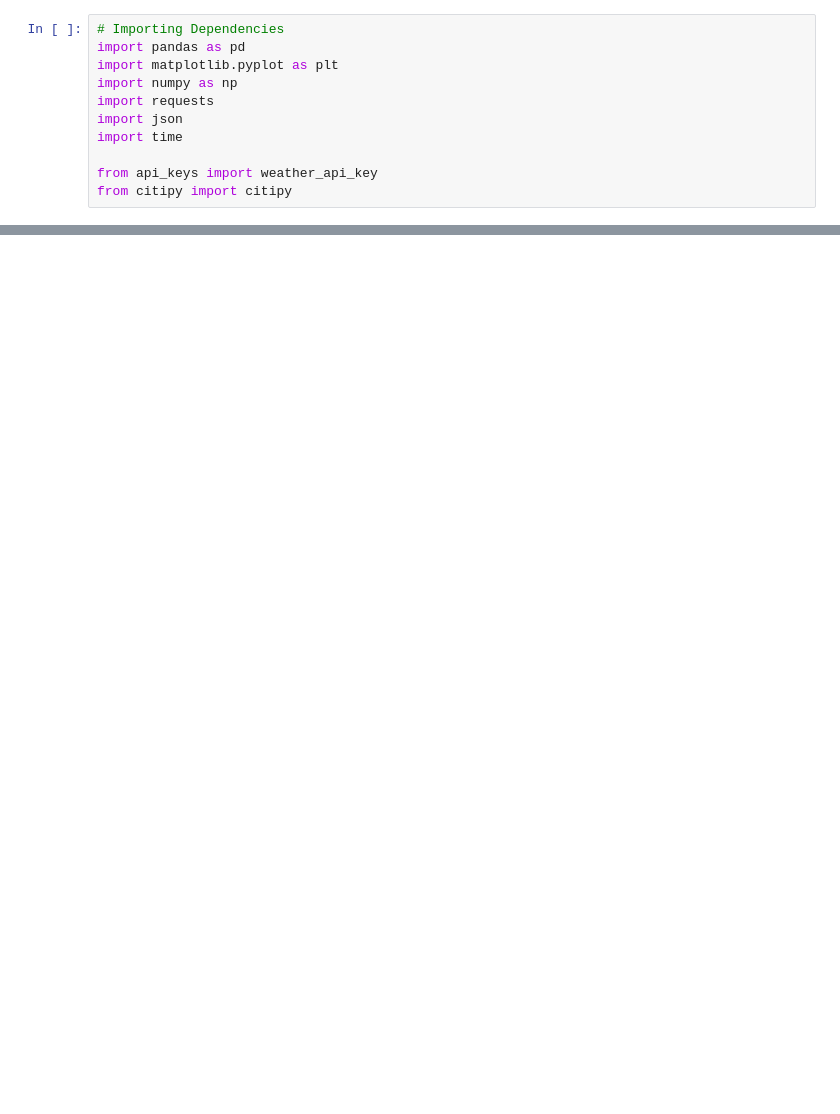
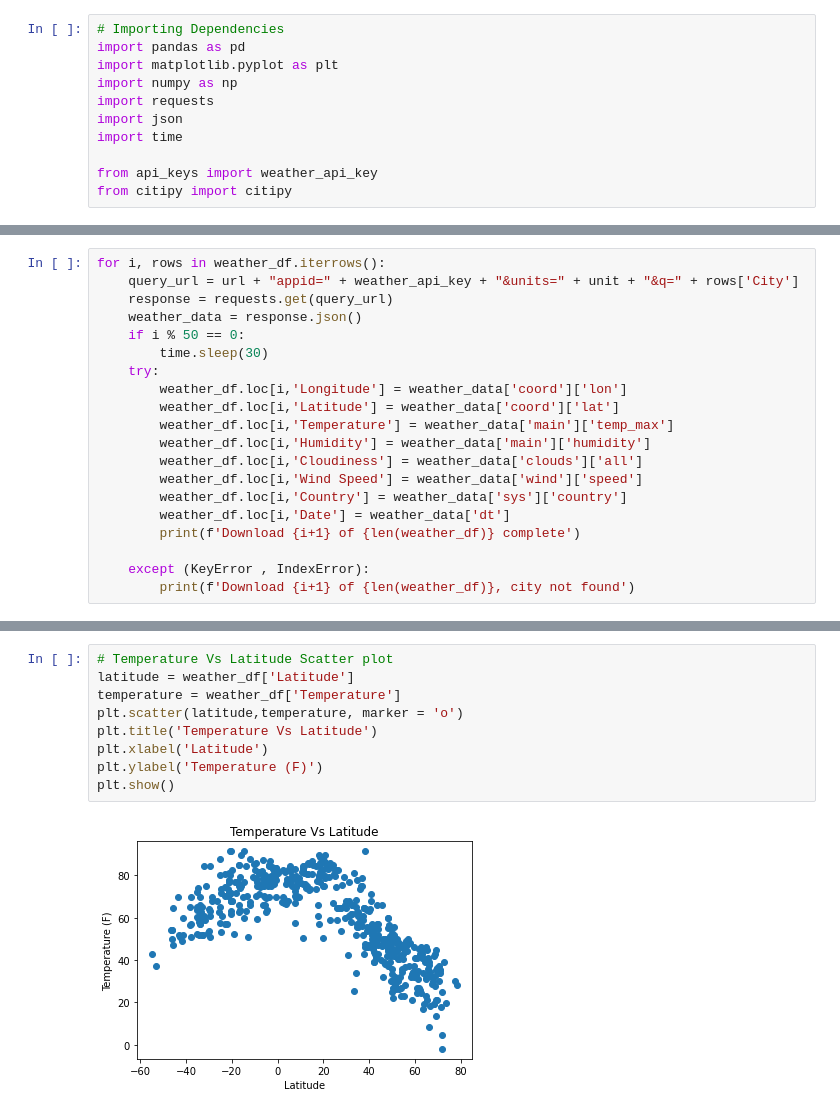
Before and after one commit to kplam624/API-challenge, a Jupyter notebook: Weatherpy/Weather.ipynb, the cells around one changed output, grey strips where cells are left out. Cells and saved outputs as stored; diff of their text form; blank space fills up the shorter version.

Commit message:
Added scatterplots.

```diff
--- a/Weatherpy/Weather.ipynb
+++ b/Weatherpy/Weather.ipynb
@@ -36,0 +68,20 @@ len(cities)
+# %%
+for i, rows in weather_df.iterrows():
+    query_url = url + "appid=" + weather_api_key + "&units=" + unit + "&q=" + rows['City']
+    response = requests.get(query_url)
+    weather_data = response.json()
+    if i % 50 == 0:
+        time.sleep(30)
+    try:
+        weather_df.loc[i,'Longitude'] = weather_data['coord']['lon']
+        weather_df.loc[i,'Latitude'] = weather_data['coord']['lat']
+        weather_df.loc[i,'Temperature'] = weather_data['main']['temp_max']
+        weather_df.loc[i,'Humidity'] = weather_data['main']['humidity']
+        weather_df.loc[i,'Cloudiness'] = weather_data['clouds']['all']
+        weather_df.loc[i,'Wind Speed'] = weather_data['wind']['speed']
+        weather_df.loc[i,'Country'] = weather_data['sys']['country']
+        weather_df.loc[i,'Date'] = weather_data['dt']
+        print(f'Download {i+1} of {len(weather_df)} complete')
+
+    except (KeyError , IndexError):
+        print(f'Download {i+1} of {len(weather_df)}, city not found')
@@ -36,0 +120,11 @@ len(cities)
+# %%
+# Temperature Vs Latitude Scatter plot
+latitude = weather_df['Latitude']
+temperature = weather_df['Temperature']
+plt.scatter(latitude,temperature, marker = 'o')
+plt.title('Temperature Vs Latitude')
+plt.xlabel('Latitude')
+plt.ylabel('Temperature (F)')
+plt.show()
+# %% [output]
+[figure, added]
```
Also changed, not shown: parts of 18 cells of this notebook.
